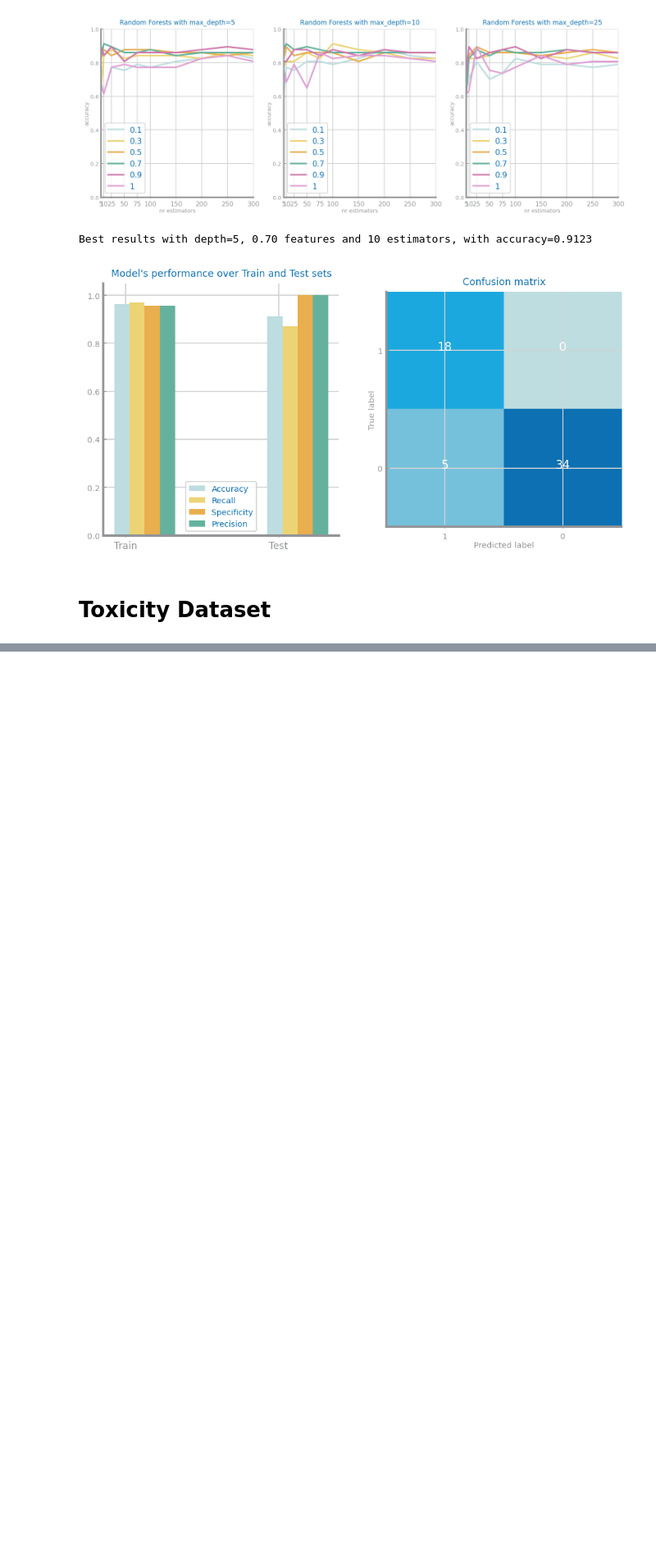
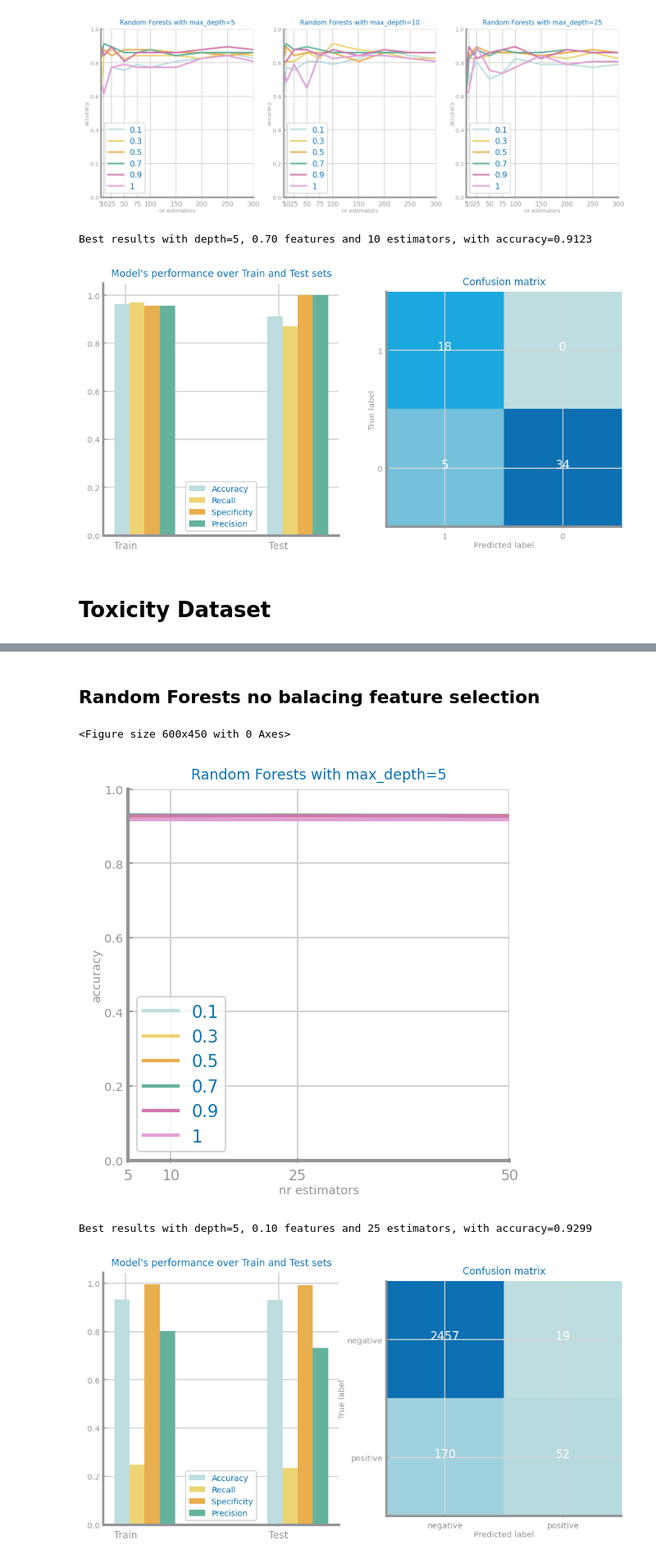
Before and after one commit to joaocmd/CD-Project, a Jupyter notebook: proj-1_lab5.ipynb, the cells around one changed output, grey strips where cells are left out. Shown at 82% size. Cells and saved outputs as stored; diff of their text form; code cells hidden in the pictures; blank space fills up the shorter version.

```diff
--- a/proj-1_lab5.ipynb
+++ b/proj-1_lab5.ipynb
@@ -109,0 +112,10 @@ Best results with depth=5, 0.10 features and 50 estimators, with accuracy=0.8933
+# %% [markdown]
+## Random Forests no balacing feature selection
+# %%
+t_data = get_t_data(feature_selection=0.85)
+opts = randomForests(t_data, 'toxic', kfold=False, quick=True, balancing=None)
+# %% [output]
+<Figure size 600x450 with 0 Axes>
+[figure, added]
+Best results with depth=5, 0.10 features and 25 estimators, with accuracy=0.9299
+[figure, added]
```
Also changed, not shown: parts of 8 cells of this notebook.
